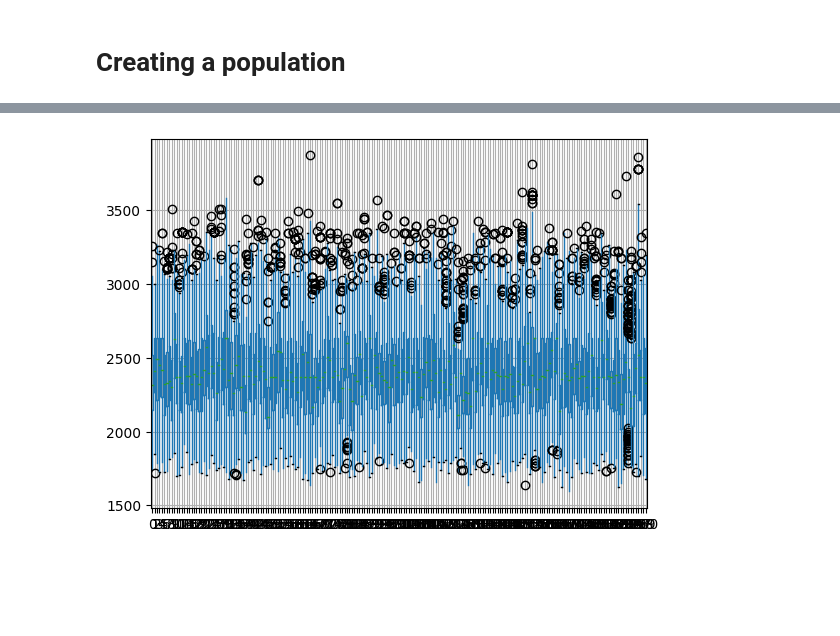
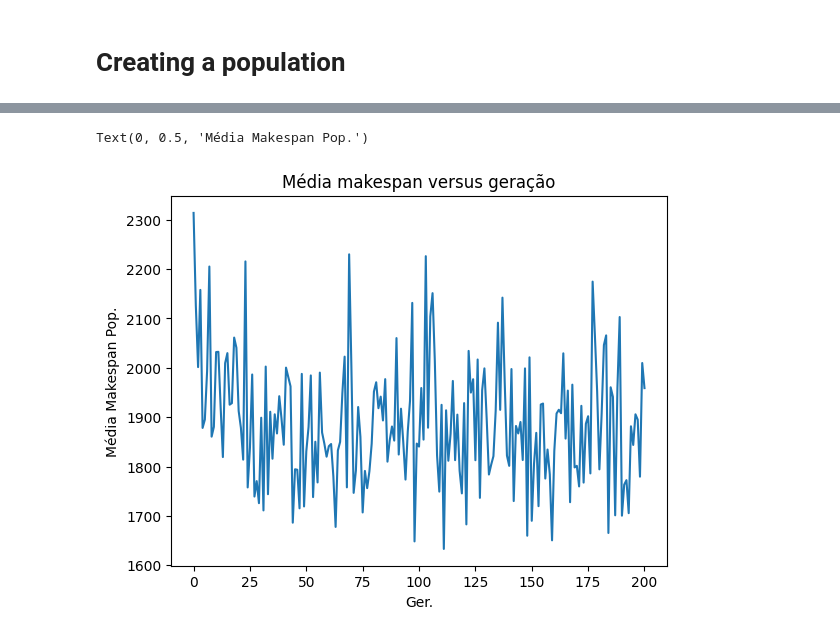
Before and after one commit to FabioMMaia/fjsp_genetic_tabu, a Jupyter notebook: Pipeline.ipynb, the cells around one changed output, grey strips where cells are left out. Drawn from its saved outputs; the diff is of its cells as text; code cells hidden in the pictures; blank space fills up the shorter version.

Commit message:
complete example solving fjsp10, and extra plots

```diff
--- a/Pipeline.ipynb
+++ b/Pipeline.ipynb
@@ -98,4 +93,8 @@ plt.plot(pop.scores_mean)
-# %%
-pd.DataFrame(pop.scores_values).boxplot();
-# %% [output]
-[figure, removed]
+# %%
+plt.plot(pop.scores_mean)
+plt.title('Média makespan versus geração')
+plt.xlabel('Ger.')
+plt.ylabel('Média Makespan Pop.')
+# %% [output]
+Text(0, 0.5, 'Média Makespan Pop.')
+[figure, added]
```
Also changed, not shown: parts of 6 cells of this notebook, 1 other file.
